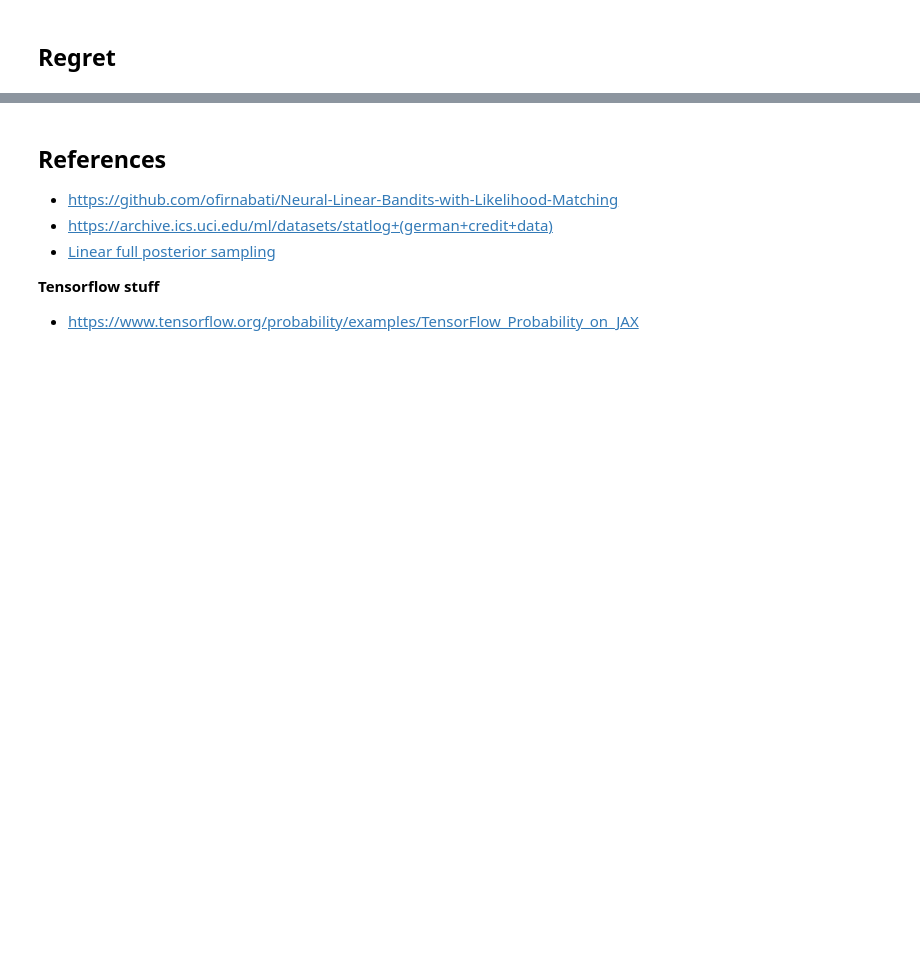
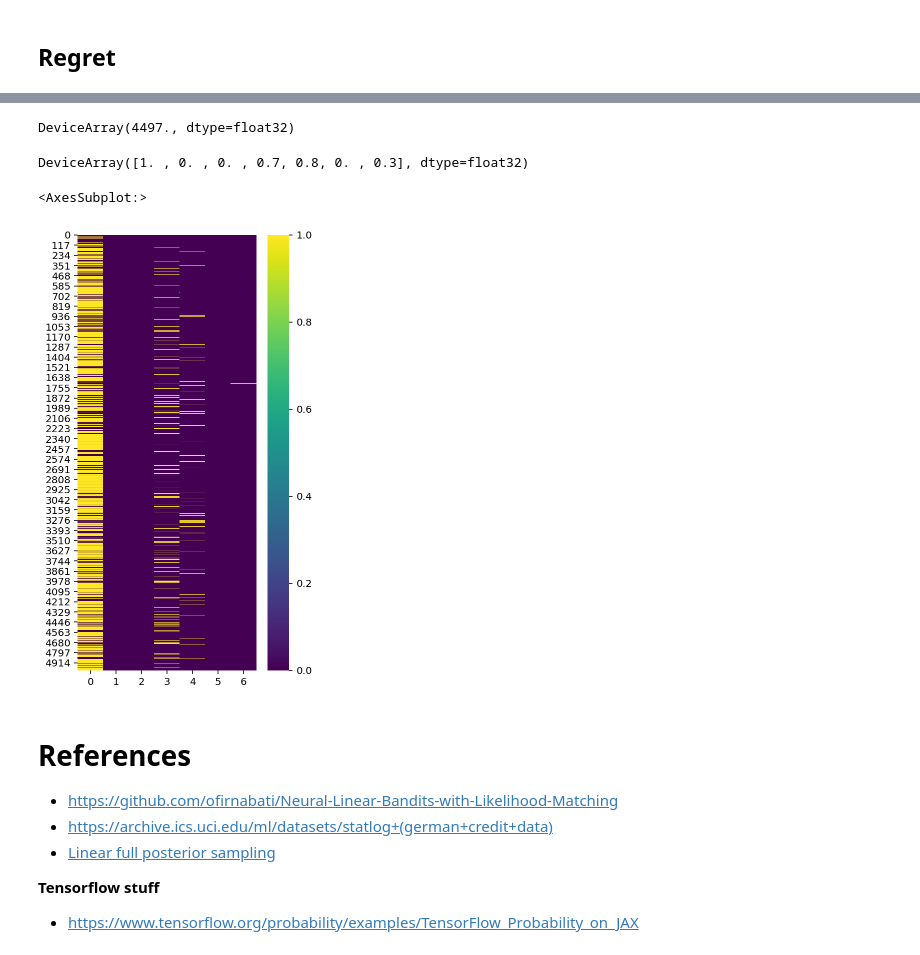
Before and after one commit to gerdm/misc, a Jupyter notebook: 2021-09/thompson-sampling-bandits.ipynb, the cells around one changed output, grey strips where cells are left out. Saved outputs shown, nothing was run; the diff lists cells and outputs as text; code cells hidden in the pictures; blank space fills up the shorter version.

Commit message:
202109-mod: thompson-sampling
fix major bug on thompson sampling

```diff
--- a/2021-09/thompson-sampling-bandits.ipynb
+++ b/2021-09/thompson-sampling-bandits.ipynb
@@ -422,0 +428,6 @@ plt.xlabel("time", fontsize=13);
+# %%
+import pickle
+with open("statlog-bandit-data.pkl", "rb") as f:
+    sampled_vals = pickle.load(f)
+
+dataset, opt_rewards, opt_actions, num_actions, context_dim,vocab_processor = sampled_vals
@@ -422,0 +511,32 @@ plt.xlabel("time", fontsize=13);
+# %%
+X = dataset[:, :-num_actions]
+Y = dataset[:, -num_actions:]
+
+N, M = X.shape
+_, K = Y.shape
+
+Phi = jnp.c_[jnp.ones(N), X]
+M += 1
+# %%
+eta = 6.0
+lmbda = 0.25
+
+# test state
+state = random.normal(key, (M,))
+init_params = {
+    "mu": jnp.zeros((K, M)),
+    "Sigma": lmbda * jnp.eye(M) * jnp.ones((K, 1, 1)),
+    "a": eta * jnp.ones(K),
+    "b": eta * jnp.ones(K),
+}
+# %%
+key = random.PRNGKey(314)
+keys = random.split(key, N)
+
+environment = true_reward
+thompson_partial = partial(thompson_sampling_step,
+                           model=NormalGammaBandit(),
+                           environment=environment)
+
+
+posteriors, (hist_reward, actions_hist) = jax.lax.scan(thompson_partial, init_params, (keys, Phi, Y))
@@ -423,5 +556,19 @@ plt.xlabel("time", fontsize=13);
+# %%
+hist_reward.sum()
+# %% [output]
+DeviceArray(4497., dtype=float32)
+# %%
+(hist_reward.sum(axis=0).astype(int) / true_classes_count).round(1)
+# %% [output]
+DeviceArray([1. , 0. , 0. , 0.7, 0.8, 0. , 0.3], dtype=float32)
+# %%
+plt.subplots(figsize=(4, 8))
+sns.heatmap(hist_reward, cmap="viridis")
+# %% [output]
+<AxesSubplot:>
+[figure, added]
 # %% [markdown]
-## References
+# References
 * https://github.com/ofirnabati/Neural-Linear-Bandits-with-Likelihood-Matching
 * https://archive.ics.uci.edu/ml/datasets/statlog+(german+credit+data)
 * [Linear full posterior sampling](https://github.com/ofirnabati/Neural-Linear-Bandits-with-Likelihood-Matching/blob/main/bandits/algorithms/linear_full_posterior_sampling.py#L83-L123)
```
Also changed, not shown: parts of 17 cells of this notebook.
